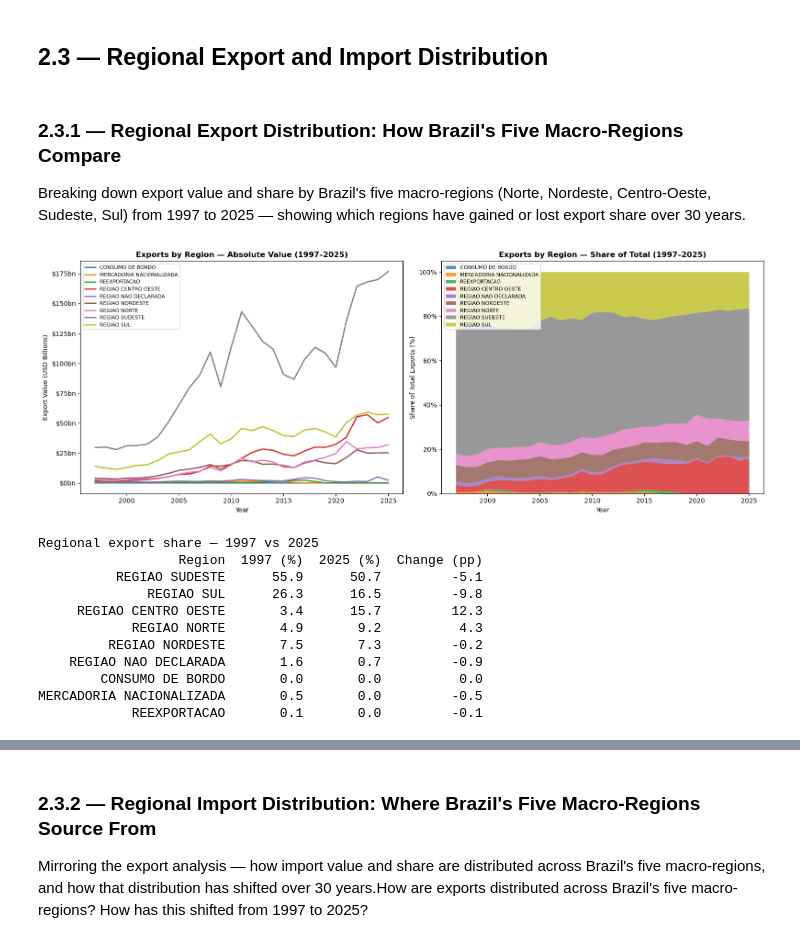
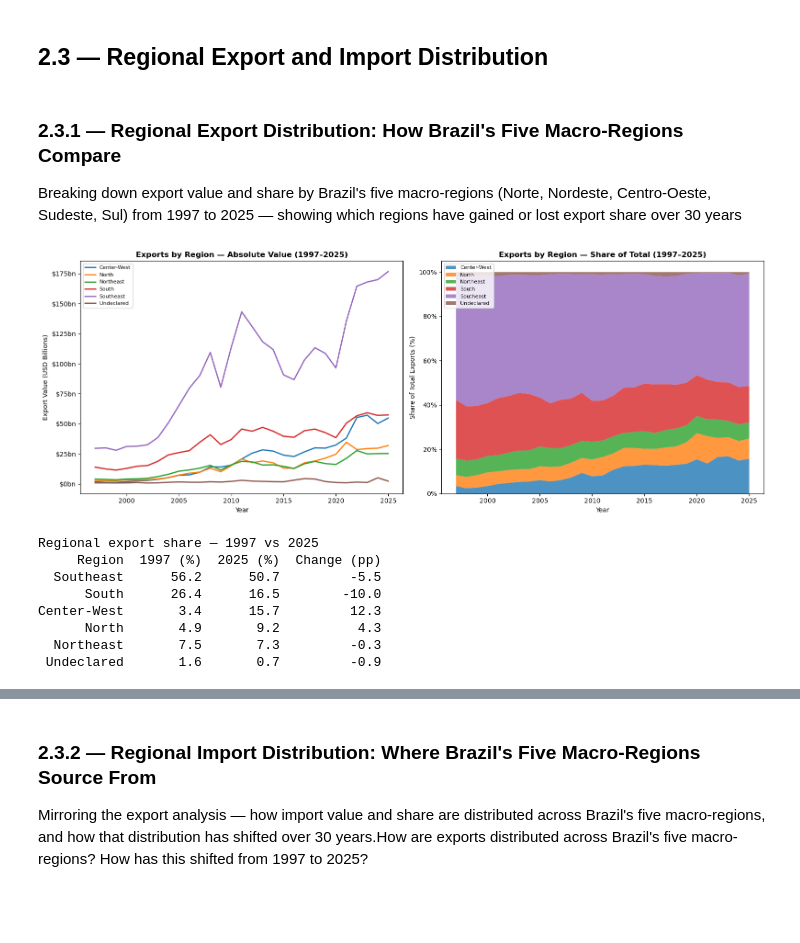
Before and after one commit to Eduardo-kohn/brazil-state-trade-analysis, a Jupyter notebook: SRC/Analysis/step2_state_competitiveness.ipynb, the cells around one changed output, grey strips where cells are left out. Drawn from its saved outputs; the diff is of its cells as text; code cells hidden in the pictures; blank space fills up the shorter version.

```diff
--- a/SRC/Analysis/step2_state_competitiveness.ipynb
+++ b/SRC/Analysis/step2_state_competitiveness.ipynb
@@ -779,7 +779,7 @@ State Export Growth Summary — 1997 to 2025
 ## 2.3 — Regional Export and Import Distribution
 # %% [markdown]
 ### 2.3.1 — Regional Export Distribution: How Brazil's Five Macro-Regions Compare
-Breaking down export value and share by Brazil's five macro-regions (Norte, Nordeste, Centro-Oeste, Sudeste, Sul) from 1997 to 2025 — showing which regions have gained or lost export share over 30 years.
+Breaking down export value and share by Brazil's five macro-regions (Norte, Nordeste, Centro-Oeste, Sudeste, Sul) from 1997 to 2025 — showing which regions have gained or lost export share over 30 years
 # %%
 query_region = f"""
     SELECT e."CO_ANO" AS year,
@@ -792,49 +792,84 @@ query_region = f"""
     ORDER BY e."CO_ANO"
 """
 
+# Mapping dictionary (Portuguese -> English)
+region_map = {
+    'REGIAO NORDESTE'     : 'Northeast',
+    'REGIAO NORTE'        : 'North',
+    'REGIAO SUDESTE'      : 'Southeast',
+    'REGIAO CENTRO OESTE' : 'Center-West',
+    'REGIAO SUL'          : 'South',
+    'REGIAO NAO DECLARADA': 'Undeclared'
+}
+
+# Regions/categories to exclude
+exclude_regions = [
+    'Não Declarada',
+    'Exterior',
+    'CONSUMO DE BORDO',
+    'MERCADORIA NACIONALIZADA',
+    'REEXPORTACAO',
+    'Zona Não Declarada'
+]
+
 df_region = pd.read_sql(query_region, engine)
+
+# 🔹 Remove unwanted categories BEFORE mapping/pivot
+df_region = df_region[~df_region['region'].isin(exclude_regions)]
+
+# 🔹 Apply mapping
+df_region['region'] = df_region['region'].map(region_map).fillna(df_region['region'])
+
 df_region['exports_usd_bn'] = df_region['exports_usd'] / 1e9
 df_region_pivot = df_region.pivot(index='year', columns='region', values='exports_usd_bn').fillna(0)
 df_region_pct   = df_region_pivot.div(df_region_pivot.sum(axis=1), axis=0) * 100
 
 fig, (ax1, ax2) = plt.subplots(1, 2, figsize=(16, 6))
+
 for region in df_region_pivot.columns:
     ax1.plot(df_region_pivot.index, df_region_pivot[region], label=region, linewidth=2)
+
 ax1.set_title(f"Exports by Region — Absolute Value (1997–{MAX_YEAR})", fontsize=12, fontweight='bold')
 ax1.set_xlabel("Year")
 ax1.set_ylabel("Export Value (USD Billions)")
 ax1.legend(fontsize=8)
 ax1.yaxis.set_major_formatter(mticker.FormatStrFormatter('$%.0fbn'))
 
-ax2.stackplot(df_region_pct.index, df_region_pct.T, labels=df_region_pct.columns, alpha=0.8)
+ax2.stackplot(
+    df_region_pct.index,
+    df_region_pct.T,
+    labels=df_region_pct.columns,
+    alpha=0.8
+)
+
 ax2.set_title(f"Exports by Region — Share of Total (1997–{MAX_YEAR})", fontsize=12, fontweight='bold')
 ax2.set_xlabel("Year")
 ax2.set_ylabel("Share of Total Exports (%)")
 ax2.legend(loc='upper left', fontsize=8)
 ax2.yaxis.set_major_formatter(mticker.FormatStrFormatter('%.0f%%'))
+
 plt.tight_layout()
 plt.savefig('output_2_5_region_exports.png', dpi=150)
 plt.show()
 
 start_year = df_region_pct.index[0]
+
 summary_region = pd.DataFrame({
     'Region'            : df_region_pct.columns,
     f'{start_year} (%)' : df_region_pct.loc[start_year].round(1).values,
     f'{MAX_YEAR} (%)'   : df_region_pct.loc[MAX_YEAR].round(1).values,
     'Change (pp)'       : (df_region_pct.loc[MAX_YEAR] - df_region_pct.loc[start_year]).round(1).values
 })
+
 print(f"\nRegional export share — {start_year} vs {MAX_YEAR}")
 print(summary_region.sort_values(f'{MAX_YEAR} (%)', ascending=False).to_string(index=False))
 # %% [output]
-[figure, old version]
+[figure, new version]
 Regional export share — 1997 vs 2025
-                  Region  1997 (%)  2025 (%)  Change (pp)
-          REGIAO SUDESTE      55.9      50.7         -5.1
-              REGIAO SUL      26.3      16.5         -9.8
-     REGIAO CENTRO OESTE       3.4      15.7         12.3
-            REGIAO NORTE       4.9       9.2          4.3
-         REGIAO NORDESTE       7.5       7.3         -0.2
-    REGIAO NAO DECLARADA       1.6       0.7         -0.9
-        CONSUMO DE BORDO       0.0       0.0          0.0
-MERCADORIA NACIONALIZADA       0.5       0.0         -0.5
-            REEXPORTACAO       0.1       0.0         -0.1
+     Region  1997 (%)  2025 (%)  Change (pp)
+  Southeast      56.2      50.7         -5.5
+      South      26.4      16.5        -10.0
+Center-West       3.4      15.7         12.3
+      North       4.9       9.2          4.3
+  Northeast       7.5       7.3         -0.3
+ Undeclared       1.6       0.7         -0.9
```
Also changed, not shown: parts of 32 cells of this notebook, 2 other files.
